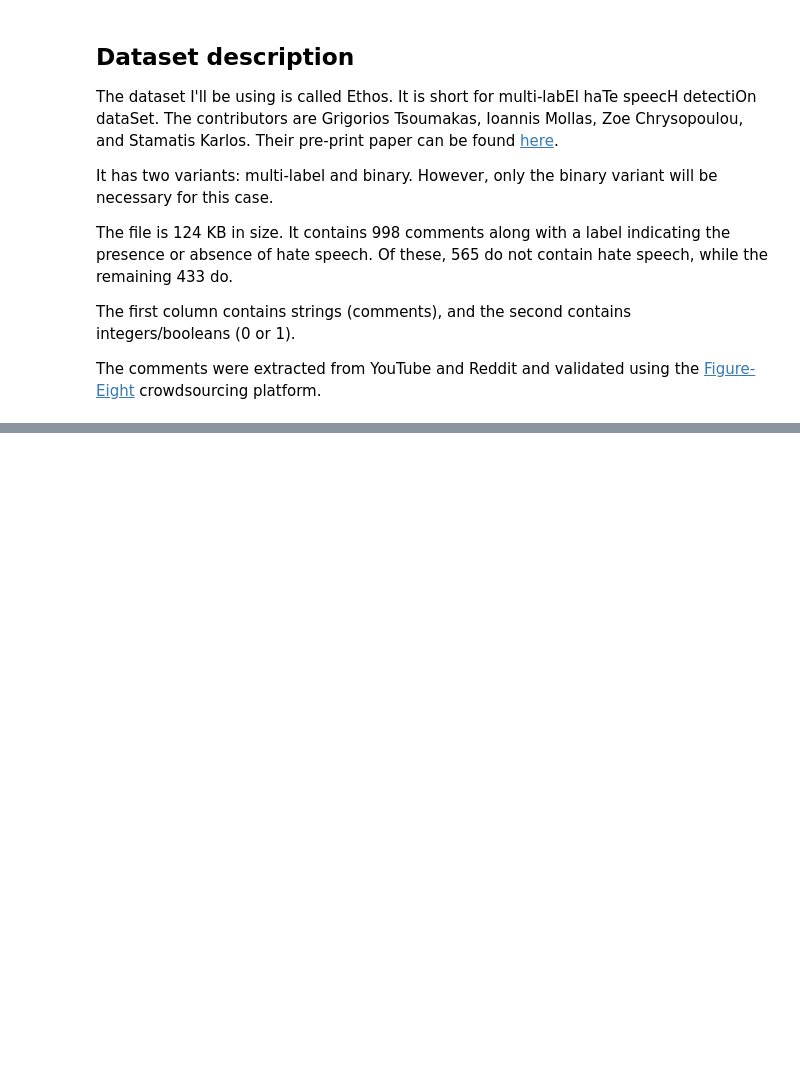
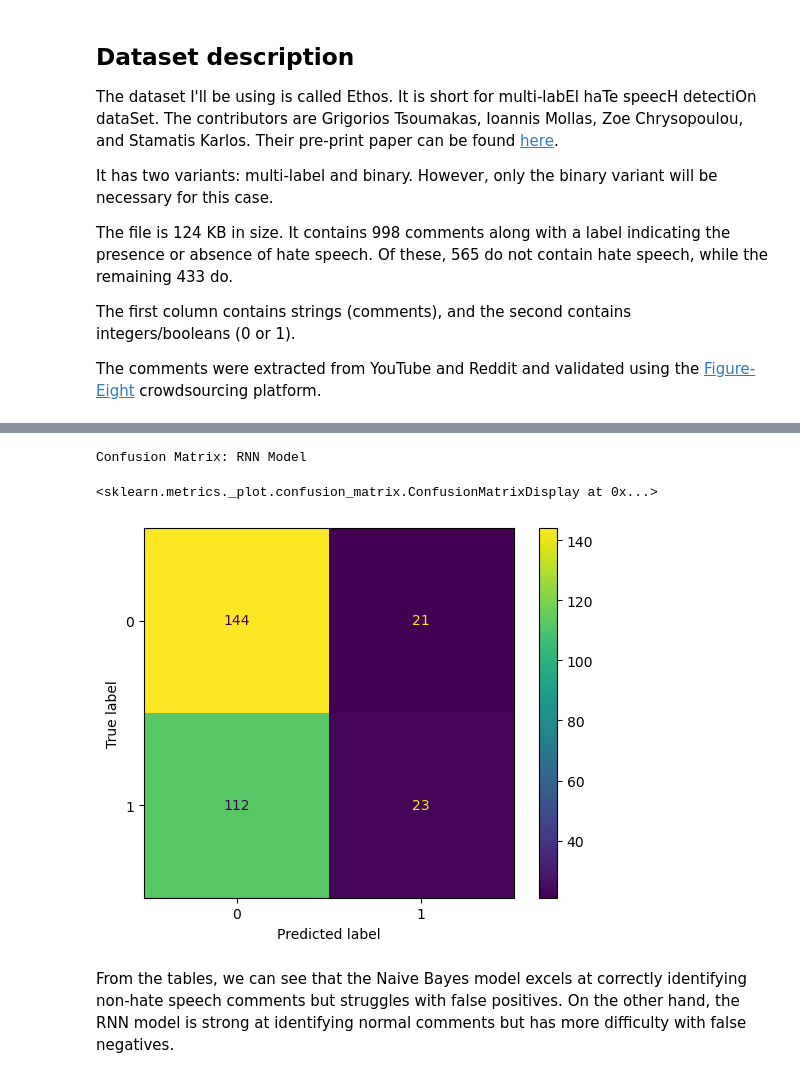
Before and after one commit to caiombueno/cm3060-nlp-midterm-coursework, a Jupyter notebook: nlp_midterm.ipynb, the cells around one changed output, grey strips where cells are left out. Saved outputs shown, nothing was run; the diff lists cells and outputs as text; code cells hidden in the pictures; blank space fills up the shorter version.

```diff
--- a/nlp_midterm.ipynb
+++ b/nlp_midterm.ipynb
@@ -76,0 +360,11 @@ To compare the results, we'll also **use** the Confusion Matrix. It provides a b
+# %%
+print("Confusion Matrix: RNN Model")
+rnn_cm = confusion_matrix(labels_test, labels_pred_rnn_model)
+rnn_cm_disp = ConfusionMatrixDisplay(rnn_cm)
+rnn_cm_disp.plot()
+# %% [output]
+Confusion Matrix: RNN Model
+<sklearn.metrics._plot.confusion_matrix.ConfusionMatrixDisplay at 0x...>
+[figure, added]
+# %% [markdown]
+From the tables, we can see that the Naive Bayes model excels at correctly identifying non-hate speech comments but struggles with false positives. On the other hand, the RNN model is strong at identifying normal comments but has more difficulty with false negatives.
```
Also changed, not shown: parts of 29 cells of this notebook, 4 other files.
